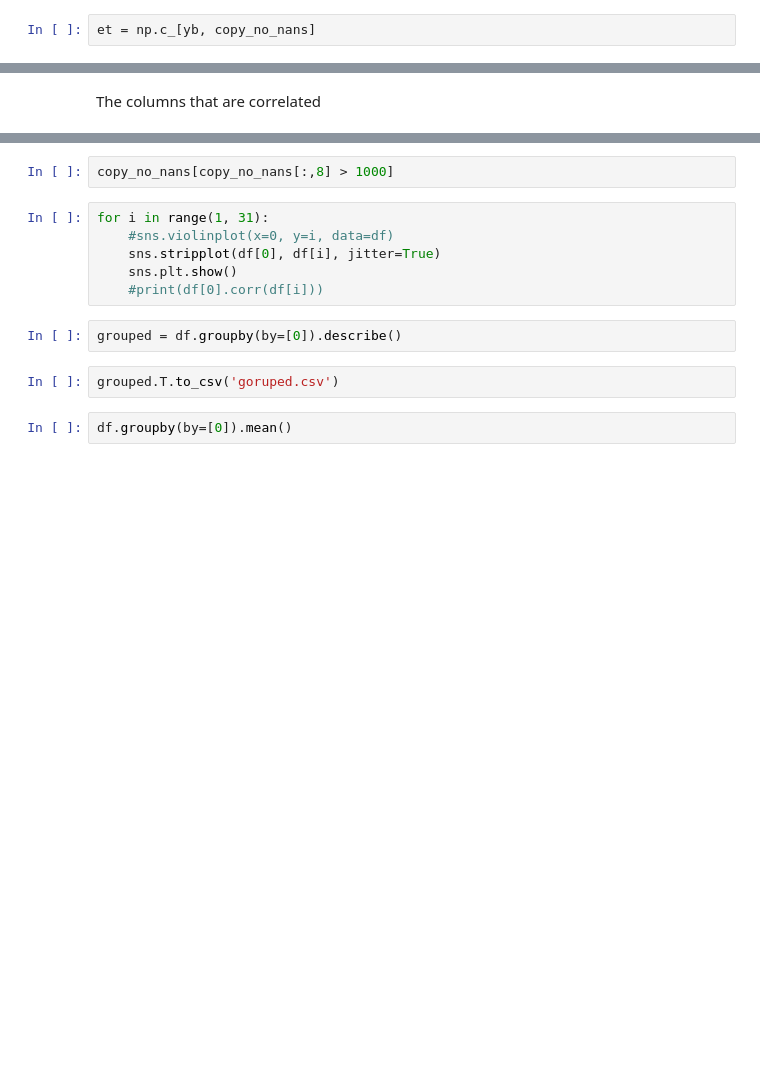
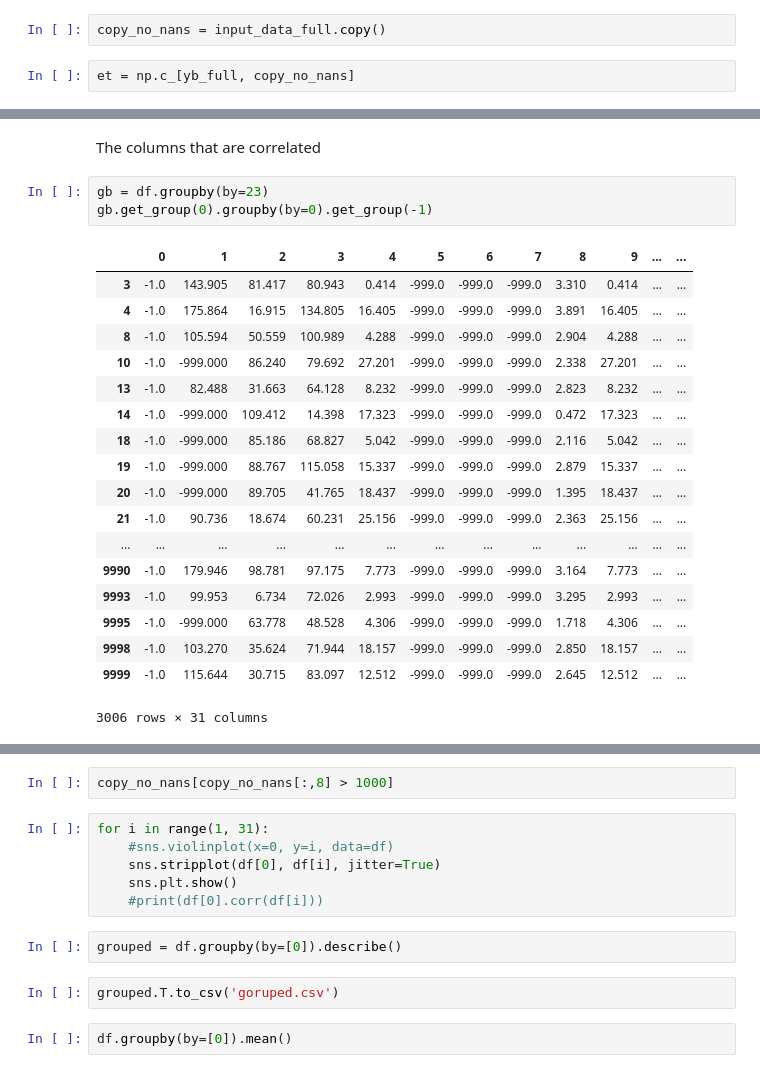
Before and after one commit to PaulQbFeng/MIT_ML_Project, a Jupyter notebook: thibaud work/Thibaud functions.ipynb, the cells around one changed output, grey strips where cells are left out. Saved outputs shown, nothing was run; the diff lists cells and outputs as text; blank space fills up the shorter version.

```diff
--- a/thibaud work/Thibaud functions.ipynb
+++ b/thibaud work/Thibaud functions.ipynb
@@ -486,3 +569,5 @@ copy_no_nans = replace_nans_with_mean(input_data)
+# %%
+copy_no_nans = input_data_full.copy()
 # %%
-et = np.c_[yb, copy_no_nans]
+et = np.c_[yb_full, copy_no_nans]
 # %%
@@ -494,2 +589,24 @@ df.head()
 # %% [markdown]
 The columns that are correlated
+# %%
+gb = df.groupby(by=23)
+gb.get_group(0).groupby(by=0).get_group(-1)
+# %% [output]
+|  | 0 | 1 | 2 | 3 | 4 | 5 | 6 | 7 | 8 | 9 | ... | ... |
+| 3 | -1.0 | 143.905 | 81.417 | 80.943 | 0.414 | -999.0 | -999.0 | -999.0 | 3.310 | 0.414 | ... | ... |
+| 4 | -1.0 | 175.864 | 16.915 | 134.805 | 16.405 | -999.0 | -999.0 | -999.0 | 3.891 | 16.405 | ... | ... |
+| 8 | -1.0 | 105.594 | 50.559 | 100.989 | 4.288 | -999.0 | -999.0 | -999.0 | 2.904 | 4.288 | ... | ... |
+| 10 | -1.0 | -999.000 | 86.240 | 79.692 | 27.201 | -999.0 | -999.0 | -999.0 | 2.338 | 27.201 | ... | ... |
+| 13 | -1.0 | 82.488 | 31.663 | 64.128 | 8.232 | -999.0 | -999.0 | -999.0 | 2.823 | 8.232 | ... | ... |
+| 14 | -1.0 | -999.000 | 109.412 | 14.398 | 17.323 | -999.0 | -999.0 | -999.0 | 0.472 | 17.323 | ... | ... |
+| 18 | -1.0 | -999.000 | 85.186 | 68.827 | 5.042 | -999.0 | -999.0 | -999.0 | 2.116 | 5.042 | ... | ... |
+| 19 | -1.0 | -999.000 | 88.767 | 115.058 | 15.337 | -999.0 | -999.0 | -999.0 | 2.879 | 15.337 | ... | ... |
+| 20 | -1.0 | -999.000 | 89.705 | 41.765 | 18.437 | -999.0 | -999.0 | -999.0 | 1.395 | 18.437 | ... | ... |
+| 21 | -1.0 | 90.736 | 18.674 | 60.231 | 25.156 | -999.0 | -999.0 | -999.0 | 2.363 | 25.156 | ... | ... |
+| ... | ... | ... | ... | ... | ... | ... | ... | ... | ... | ... | ... | ... |
+| 9990 | -1.0 | 179.946 | 98.781 | 97.175 | 7.773 | -999.0 | -999.0 | -999.0 | 3.164 | 7.773 | ... | ... |
+| 9993 | -1.0 | 99.953 | 6.734 | 72.026 | 2.993 | -999.0 | -999.0 | -999.0 | 3.295 | 2.993 | ... | ... |
+| 9995 | -1.0 | -999.000 | 63.778 | 48.528 | 4.306 | -999.0 | -999.0 | -999.0 | 1.718 | 4.306 | ... | ... |
+| 9998 | -1.0 | 103.270 | 35.624 | 71.944 | 18.157 | -999.0 | -999.0 | -999.0 | 2.850 | 18.157 | ... | ... |
+| 9999 | -1.0 | 115.644 | 30.715 | 83.097 | 12.512 | -999.0 | -999.0 | -999.0 | 2.645 | 12.512 | ... | ... |
+3006 rows × 31 columns
```
Also changed, not shown: parts of 29 cells of this notebook, 2 other files.
